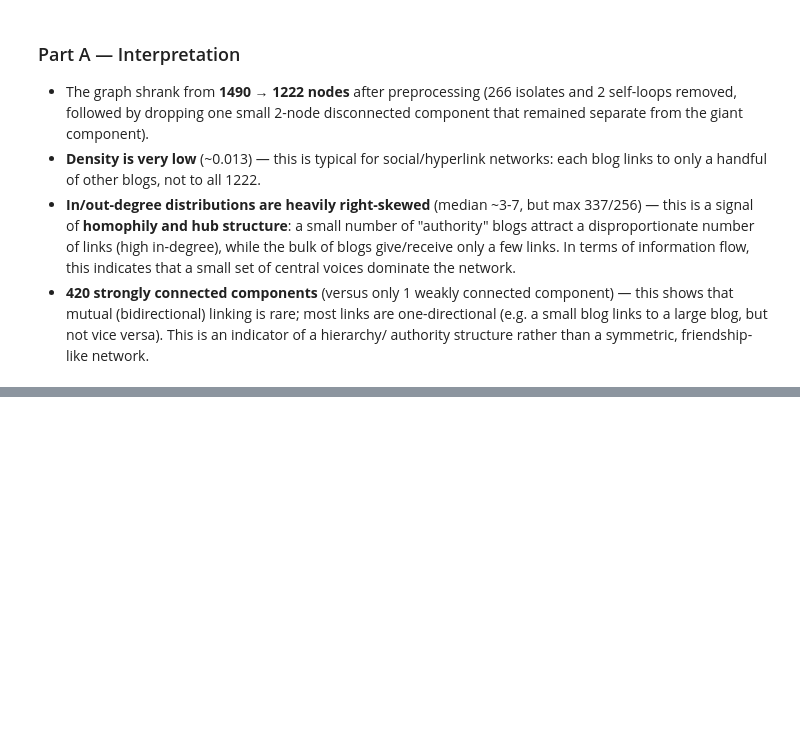
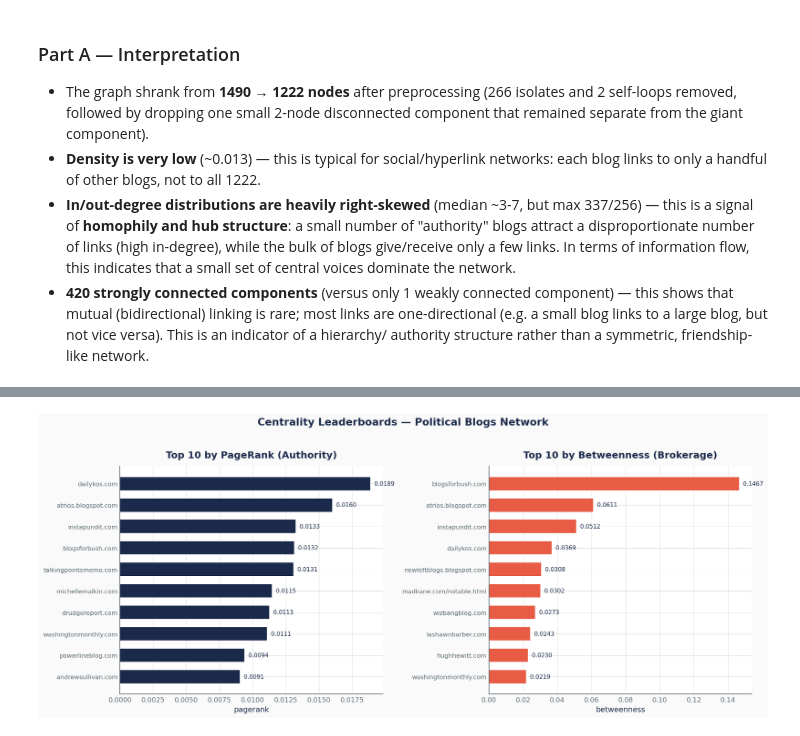
Before and after one commit to MAhmadThaheem/sntp_assignment1_polblogs, a Jupyter notebook: SNTP_Assignment01_Master.ipynb, the cells around one changed output, grey strips where cells are left out. Saved outputs shown, nothing was run; the diff lists cells and outputs as text; code cells hidden in the pictures; blank space fills up the shorter version.

Commit message:
task B done by analysing Centrality

```diff
--- a/SNTP_Assignment01_Master.ipynb
+++ b/SNTP_Assignment01_Master.ipynb
@@ -568,0 +670,8 @@ plt.show()
+# %%
+# ---- B.2: Compute Betweenness Centrality ----
+betweenness_scores = nx.betweenness_centrality(G_analysis, normalized=True)
+
+print("Betweenness computed for", len(betweenness_scores), "nodes.")
+print("Max betweenness value:", round(max(betweenness_scores.values()), 5))
+print("Number of nodes with betweenness = 0 (never lie on a shortest path):",
+      sum(1 for v in betweenness_scores.values() if v == 0))
@@ -568,0 +730,28 @@ plt.show()
+# %%
+# ---- B.3 visual: top-10 leaderboards, side by side ----
+fig, axes = plt.subplots(1, 2, figsize=(15, 6))
+
+for ax, df, title, color in zip(
+    axes, [top10_pagerank, top10_betweenness],
+    ["Top 10 by PageRank (Authority)", "Top 10 by Betweenness (Brokerage)"],
+    [PALETTE["navy"], PALETTE["coral"]]
+):
+    df_plot = df.iloc[::-1]  # reverse so rank 1 is at the top of the barh
+    bars = ax.barh(df_plot["label"], df_plot[df_plot.columns[2]], color=color,
+                    edgecolor="white", height=0.65)
+    for b, v in zip(bars, df_plot[df_plot.columns[2]]):
+        ax.text(v, b.get_y() + b.get_height()/2, f"  {v:.4f}", va="center",
+                fontsize=8.5, color=PALETTE["navy"])
+    ax.set_title(title, pad=12)
+    ax.set_xlabel(df_plot.columns[2])
+    ax.tick_params(axis="y", labelsize=9)
+    for spine in ["top", "right"]:
+        ax.spines[spine].set_visible(False)
+
+fig.suptitle("Centrality Leaderboards — Political Blogs Network",
+             fontsize=15, fontweight="bold", color=PALETTE["navy"], y=1.03)
+plt.tight_layout()
+plt.savefig("outputs/figures/centrality_leaderboards.png", dpi=160, bbox_inches="tight")
+plt.show()
+# %% [output]
+[figure, added]
```
Also changed, not shown: parts of 18 cells of this notebook.
